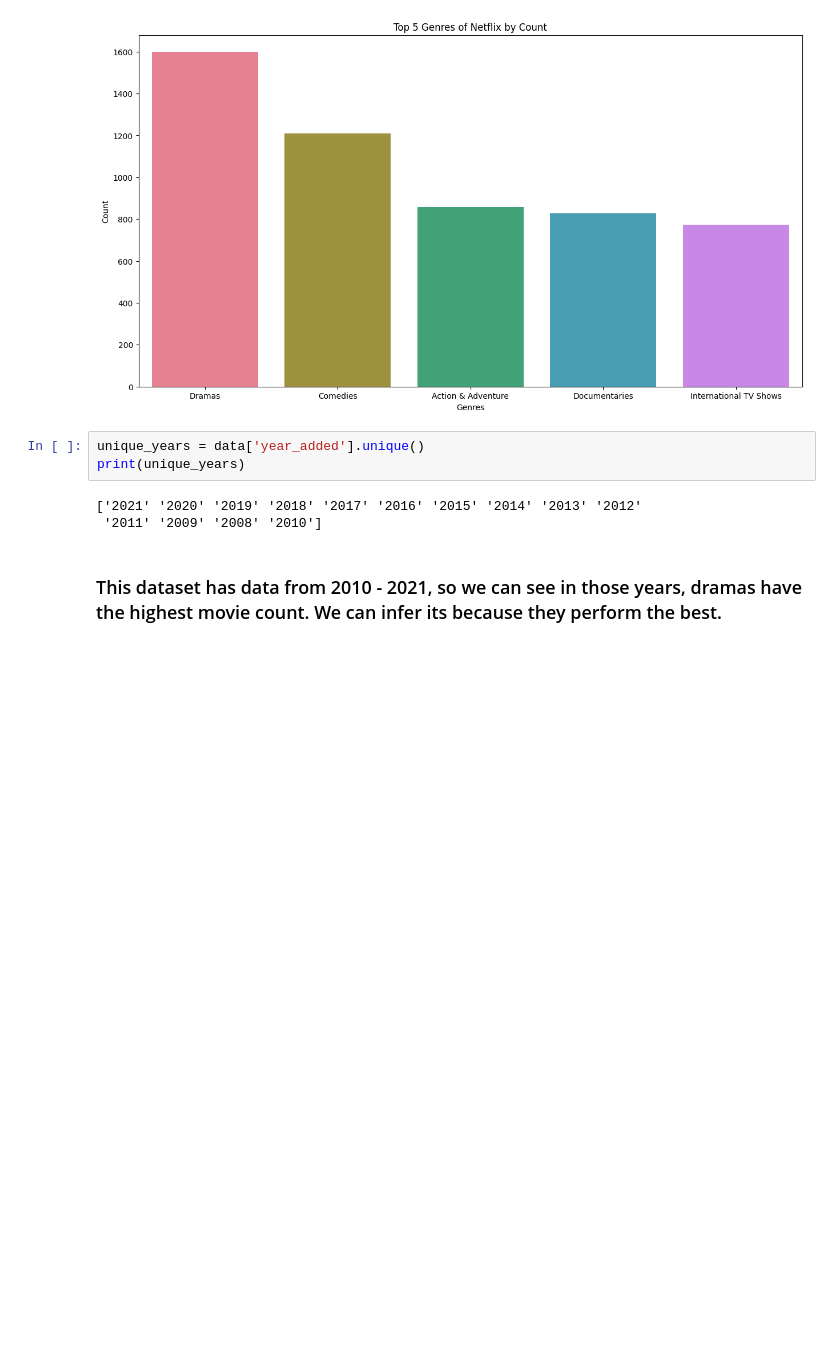
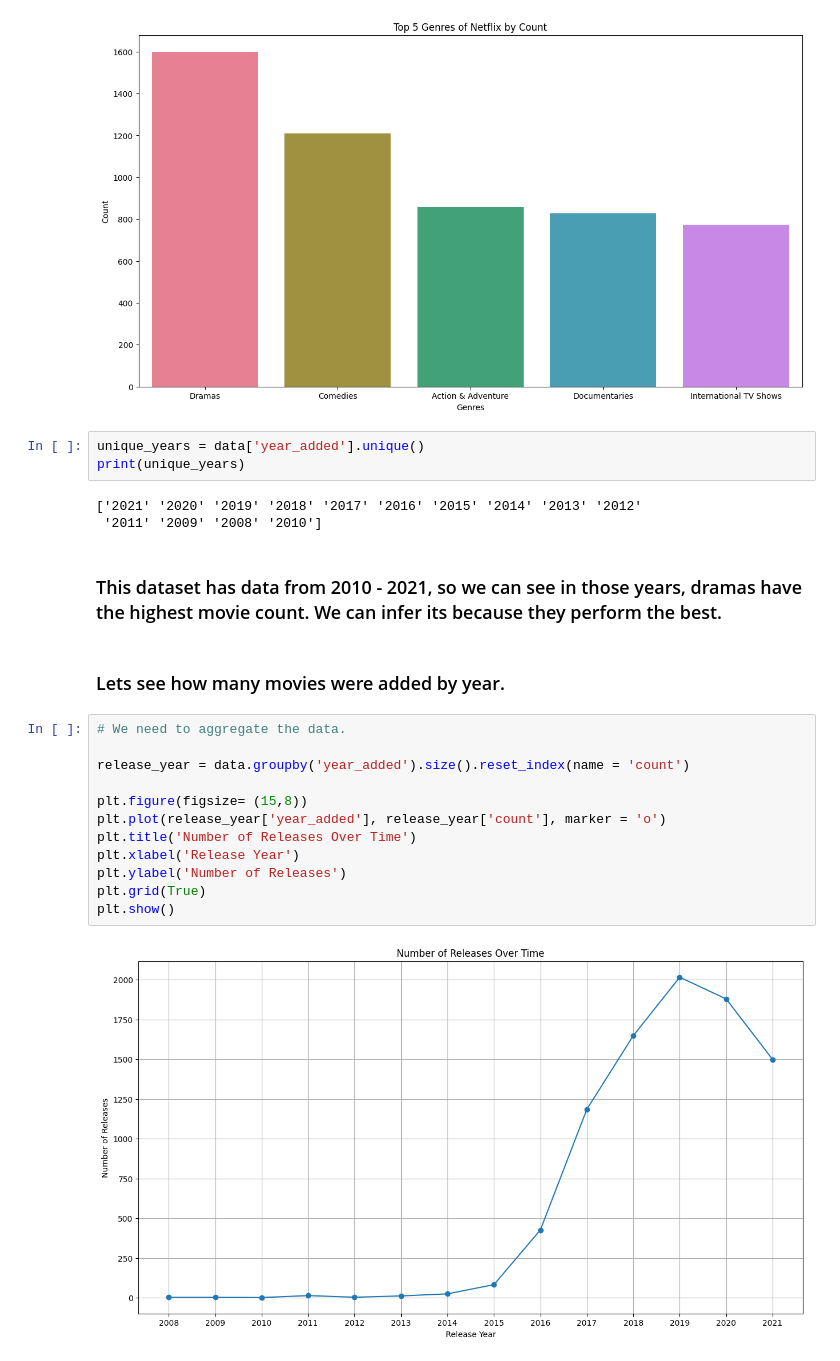
Before and after one commit to 17aabbas/Netflix-EDA, a Jupyter notebook: Netflix_eda.ipynb, the cells around one changed output. Saved outputs shown, nothing was run; the diff lists cells and outputs as text; blank space fills up the shorter version.

```diff
--- a/Netflix_eda.ipynb
+++ b/Netflix_eda.ipynb
@@ -225,3 +225,19 @@ print(unique_years)
  '2011' '2009' '2008' '2010']
 # %% [markdown]
 ### This dataset has data from 2010 - 2021, so we can see in those years, dramas have the highest movie count. We can infer its because they perform the best.
+# %% [markdown]
+### Lets see how many movies were added by year.
+# %%
+# We need to aggregate the data.
+
+release_year = data.groupby('year_added').size().reset_index(name = 'count')
+
+plt.figure(figsize= (15,8))
+plt.plot(release_year['year_added'], release_year['count'], marker = 'o')
+plt.title('Number of Releases Over Time')
+plt.xlabel('Release Year')
+plt.ylabel('Number of Releases')
+plt.grid(True)
+plt.show()
+# %% [output]
+[figure, added]
```
Also changed, not shown: parts of 6 cells of this notebook.
